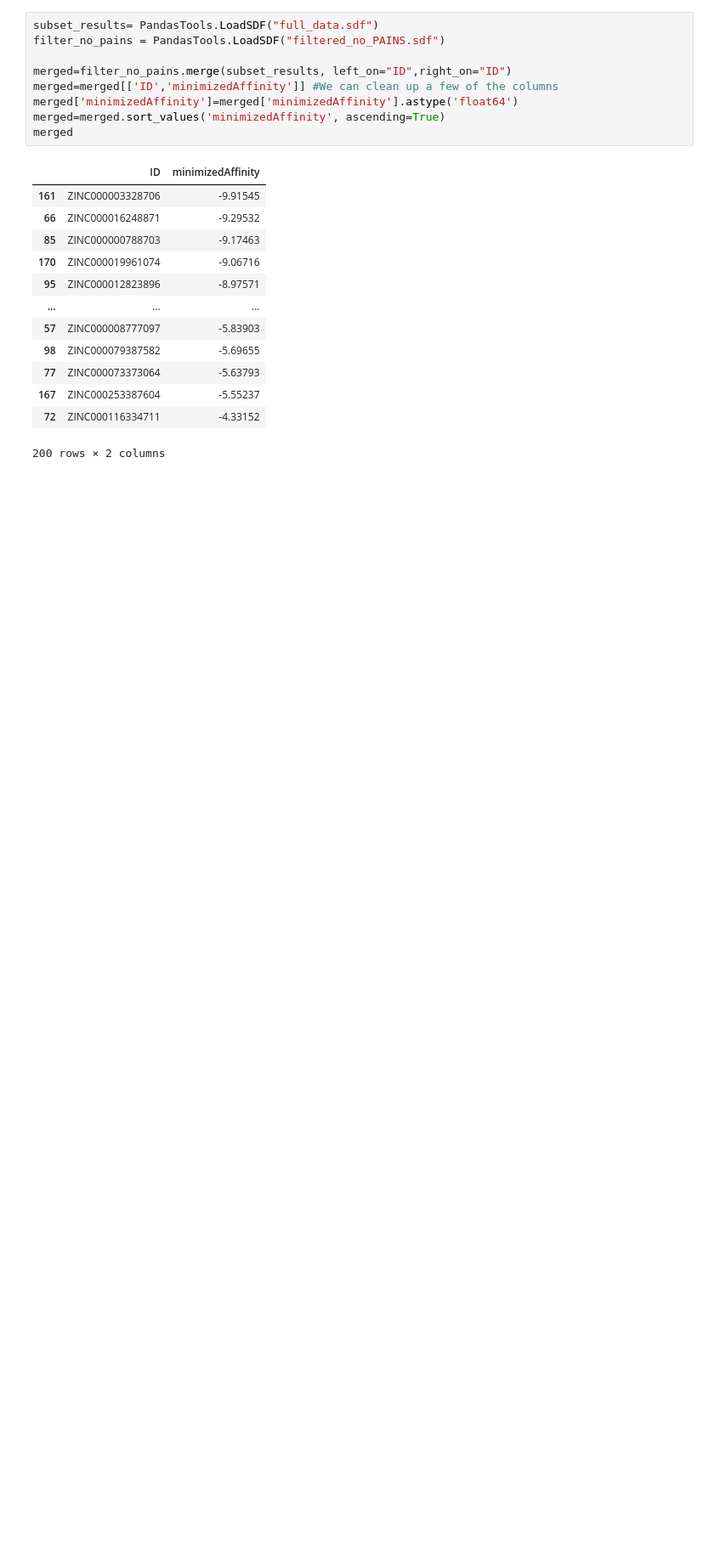
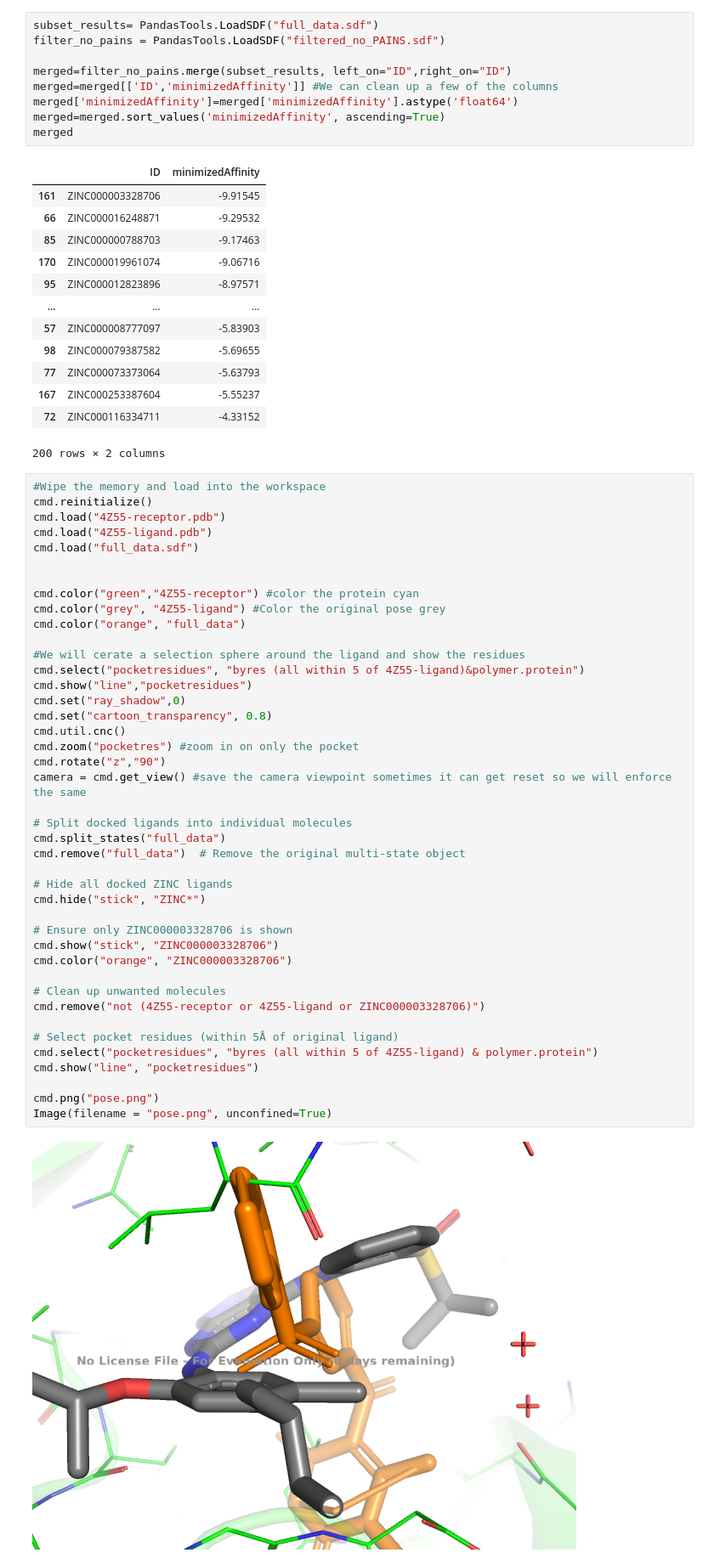
Before and after one commit to Steve-Cheney/Cheminformatics, a Jupyter notebook: rbif-110-a6/a6.ipynb, the cells around one changed output. Shown at 85% size. Drawn from its saved outputs; the diff is of its cells as text; blank space fills up the shorter version.

Commit message:
Top 2 poses

```diff
--- a/rbif-110-a6/a6.ipynb
+++ b/rbif-110-a6/a6.ipynb
@@ -1068,3 +1068,47 @@ merged
 | 167 | ZINC000253387604 | -5.55237 |
 | 72 | ZINC000116334711 | -4.33152 |
 200 rows × 2 columns
+# %%
+#Wipe the memory and load into the workspace
+cmd.reinitialize()
+cmd.load("4Z55-receptor.pdb")
+cmd.load("4Z55-ligand.pdb")
+cmd.load("full_data.sdf")
+
+
+cmd.color("green","4Z55-receptor") #color the protein cyan
+cmd.color("grey", "4Z55-ligand") #Color the original pose grey
+cmd.color("orange", "full_data")
+
+#We will cerate a selection sphere around the ligand and show the residues
+cmd.select("pocketresidues", "byres (all within 5 of 4Z55-ligand)&polymer.protein")
+cmd.show("line","pocketresidues")
+cmd.set("ray_shadow",0)
+cmd.set("cartoon_transparency", 0.8)
+cmd.util.cnc()
+cmd.zoom("pocketres") #zoom in on only the pocket
+cmd.rotate("z","90")
+camera = cmd.get_view() #save the camera viewpoint sometimes it can get reset so we will enforce the same
+
+# Split docked ligands into individual molecules
+cmd.split_states("full_data")
+cmd.remove("full_data")  # Remove the original multi-state object
+
+# Hide all docked ZINC ligands
+cmd.hide("stick", "ZINC*")
+
+# Ensure only ZINC000003328706 is shown
+cmd.show("stick", "ZINC000003328706")
+cmd.color("orange", "ZINC000003328706")
+
+# Clean up unwanted molecules
+cmd.remove("not (4Z55-receptor or 4Z55-ligand or ZINC000003328706)")
+
+# Select pocket residues (within 5Å of original ligand)
+cmd.select("pocketresidues", "byres (all within 5 of 4Z55-ligand) & polymer.protein")
+cmd.show("line", "pocketresidues")
+
+cmd.png("pose.png")
+Image(filename = "pose.png", unconfined=True)
+# %% [output]
+[figure, added]
```
Also changed, not shown: parts of 1 cell of this notebook.
